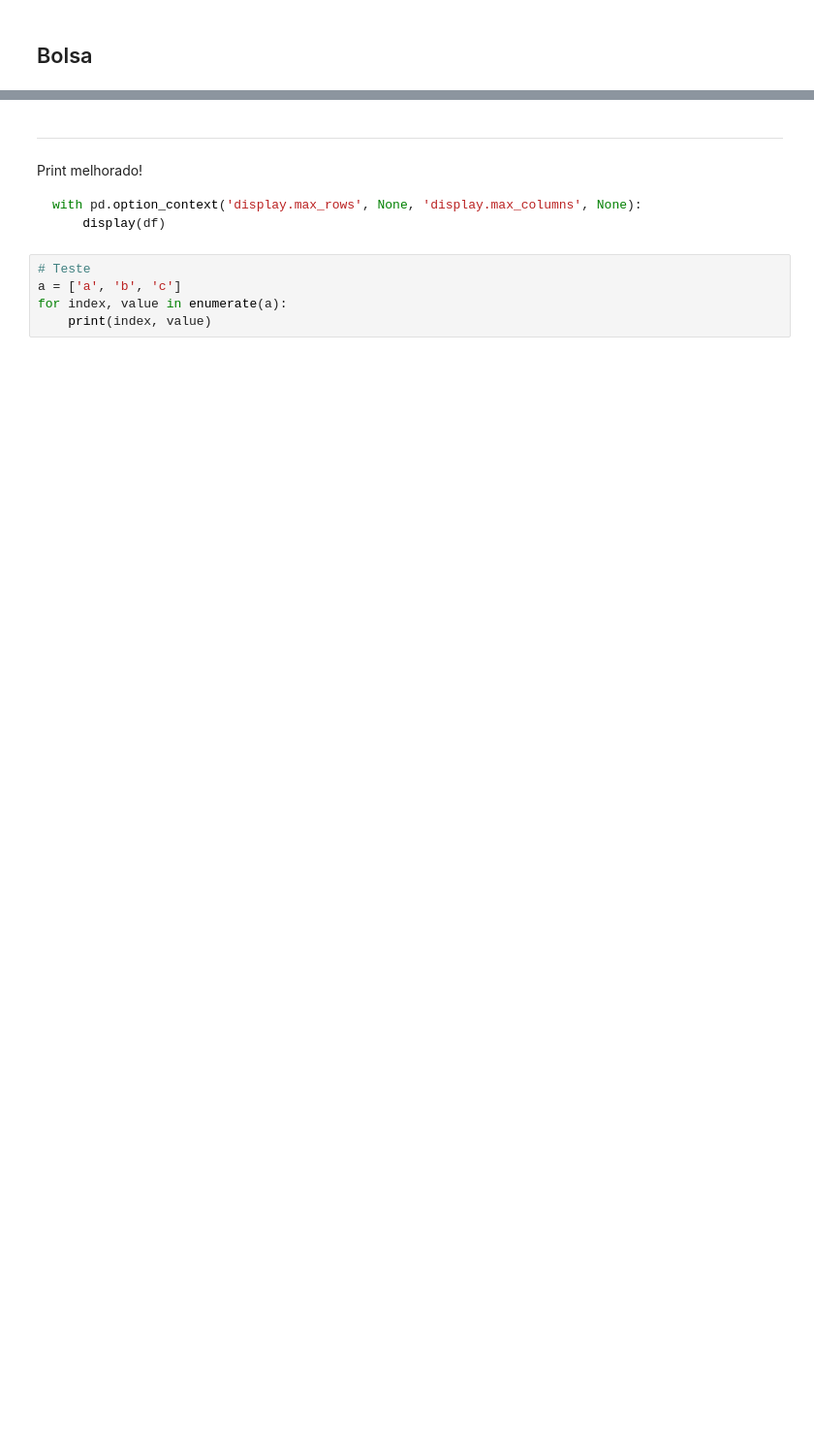
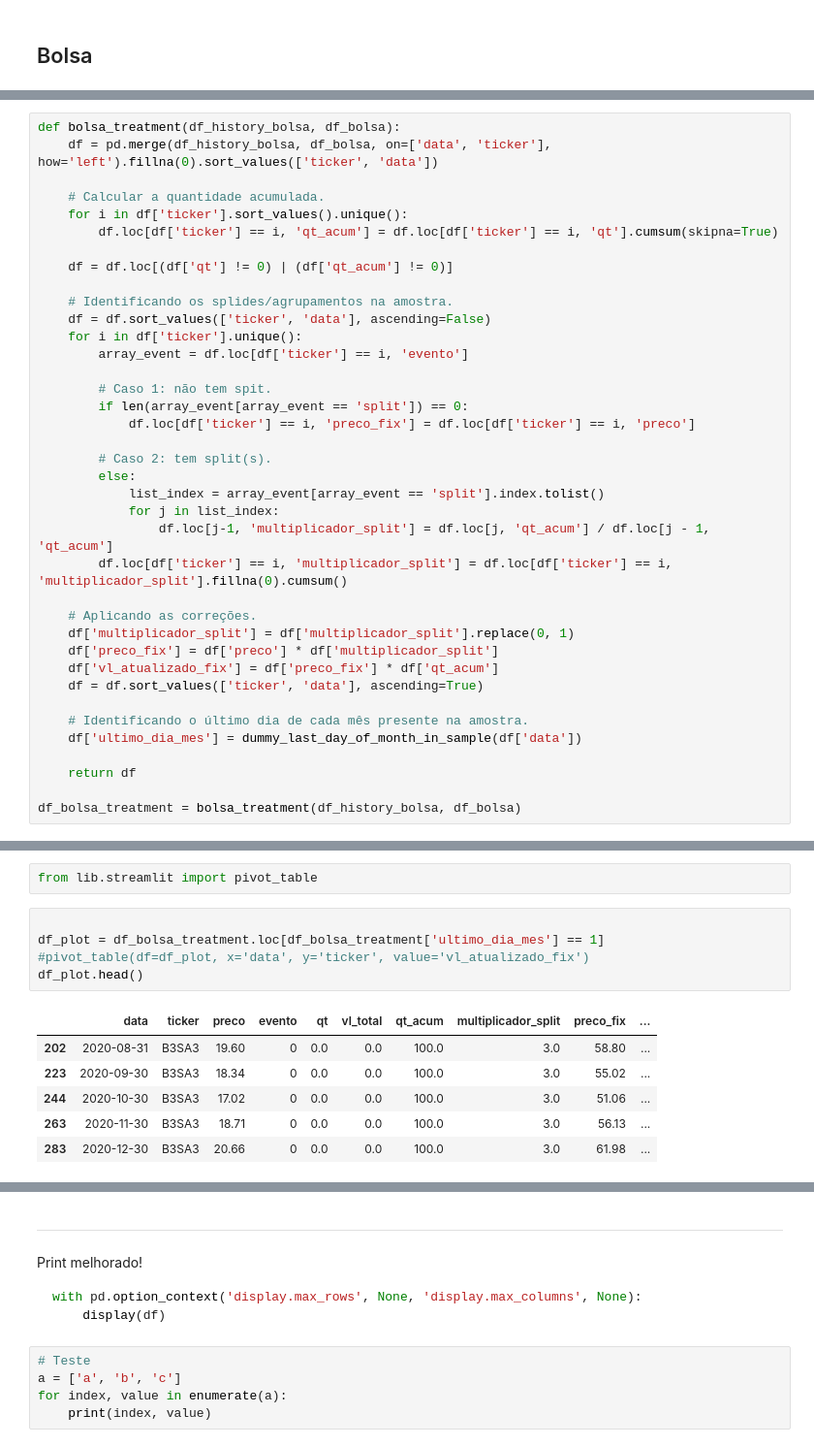
Before and after one commit to rknagao/b3-report, a Jupyter notebook: src/manutencao.ipynb, the cells around one changed output, grey strips where cells are left out. Shown at 97% size. Saved outputs shown, nothing was run; the diff lists cells and outputs as text; blank space fills up the shorter version.

Commit message:
organizing code of table 1 in bolsa multipage

```diff
--- a/src/manutencao.ipynb
+++ b/src/manutencao.ipynb
@@ -369 +421,39 @@ display(df_price)
+# %%
+def bolsa_treatment(df_history_bolsa, df_bolsa):
+    df = pd.merge(df_history_bolsa, df_bolsa, on=['data', 'ticker'], how='left').fillna(0).sort_values(['ticker', 'data'])
+
+    # Calcular a quantidade acumulada.
+    for i in df['ticker'].sort_values().unique():
+        df.loc[df['ticker'] == i, 'qt_acum'] = df.loc[df['ticker'] == i, 'qt'].cumsum(skipna=True)
+
+    df = df.loc[(df['qt'] != 0) | (df['qt_acum'] != 0)]
+
+    # Identificando os splides/agrupamentos na amostra.
+    df = df.sort_values(['ticker', 'data'], ascending=False)
+    for i in df['ticker'].unique():
+        array_event = df.loc[df['ticker'] == i, 'evento']
+
+        # Caso 1: não tem spit.
+        if len(array_event[array_event == 'split']) == 0:
+            df.loc[df['ticker'] == i, 'preco_fix'] = df.loc[df['ticker'] == i, 'preco']
+
+        # Caso 2: tem split(s).
+        else:
+            list_index = array_event[array_event == 'split'].index.tolist()
+            for j in list_index:
+                df.loc[j-1, 'multiplicador_split'] = df.loc[j, 'qt_acum'] / df.loc[j - 1, 'qt_acum']
+        df.loc[df['ticker'] == i, 'multiplicador_split'] = df.loc[df['ticker'] == i, 'multiplicador_split'].fillna(0).cumsum()
+
+    # Aplicando as correções.
+    df['multiplicador_split'] = df['multiplicador_split'].replace(0, 1)
+    df['preco_fix'] = df['preco'] * df['multiplicador_split']
+    df['vl_atualizado_fix'] = df['preco_fix'] * df['qt_acum']
+    df = df.sort_values(['ticker', 'data'], ascending=True)
+
+    # Identificando o último dia de cada mês presente na amostra.
+    df['ultimo_dia_mes'] = dummy_last_day_of_month_in_sample(df['data'])
+
+    return df
+
+df_bolsa_treatment = bolsa_treatment(df_history_bolsa, df_bolsa)
 # %%
@@ -415 +534,15 @@ df_bolsa_split.head()
+# %%
+from lib.streamlit import pivot_table
+# %%
+
+df_plot = df_bolsa_treatment.loc[df_bolsa_treatment['ultimo_dia_mes'] == 1]
+#pivot_table(df=df_plot, x='data', y='ticker', value='vl_atualizado_fix')
+df_plot.head()
+# %% [output]
+|  | data | ticker | preco | evento | qt | vl_total | qt_acum | multiplicador_split | preco_fix | ... |
+| 202 | 2020-08-31 | B3SA3 | 19.60 | 0 | 0.0 | 0.0 | 100.0 | 3.0 | 58.80 | ... |
+| 223 | 2020-09-30 | B3SA3 | 18.34 | 0 | 0.0 | 0.0 | 100.0 | 3.0 | 55.02 | ... |
+| 244 | 2020-10-30 | B3SA3 | 17.02 | 0 | 0.0 | 0.0 | 100.0 | 3.0 | 51.06 | ... |
+| 263 | 2020-11-30 | B3SA3 | 18.71 | 0 | 0.0 | 0.0 | 100.0 | 3.0 | 56.13 | ... |
+| 283 | 2020-12-30 | B3SA3 | 20.66 | 0 | 0.0 | 0.0 | 100.0 | 3.0 | 61.98 | ... |
 # %%
```
Also changed, not shown: parts of 25 cells of this notebook, 4 other files.
